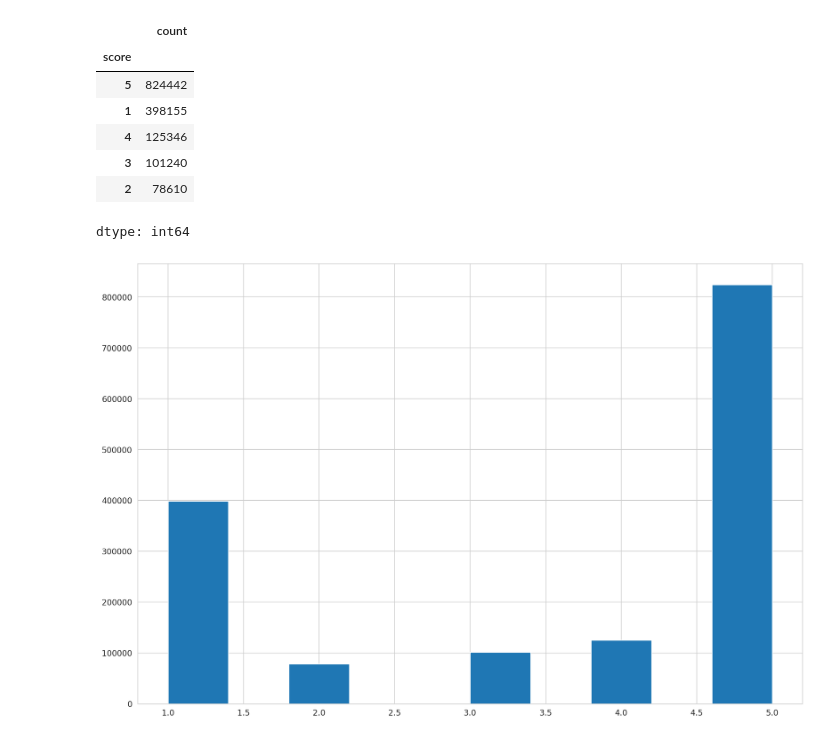
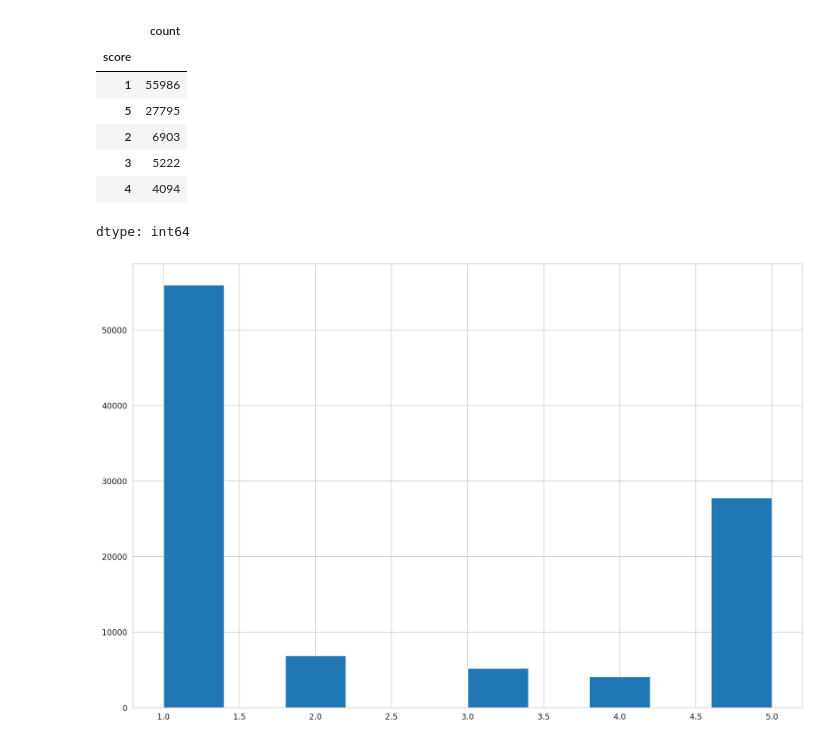
Before and after one commit to ImtiyazAF/telegram-sentiment-analysis, a Jupyter notebook: ipynb/Telegram_Review_Scrapping.ipynb, the cells around one changed output. Cells and saved outputs as stored; diff of their text form; code cells hidden in the pictures.

```diff
--- a/ipynb/Telegram_Review_Scrapping.ipynb
+++ b/ipynb/Telegram_Review_Scrapping.ipynb
@@ -63,0 +58,18 @@ memory usage: 128.2+ MB
+# %%
+#Android App Telegram  from Google Play at
+#https://play.google.com/store/apps/details?id=org.telegram.messenger
+#ID Apps:
+#The apps ID found in the link after id=org.telegram.messenger
+#The apps name on Google Play titled: Telegram
+#Dated 17 March 2026 and N of reviews 16.7m
+
+from google_play_scraper import reviews, Sort
+
+tele_reviews, _ = reviews(
+    'org.telegram.messenger',
+    lang='id',
+    sort=Sort.NEWEST,
+    count=100000  # batas 100k
+)
+
+len(tele_reviews)
@@ -63,0 +78,5 @@ memory usage: 128.2+ MB
+# %%
+#Save Telegram reviews into dataframe
+df_telerev = pd.DataFrame(np.array(tele_reviews),columns=['content'])
+df_telerev = df_telerev.join(pd.DataFrame(df_telerev.pop('content').tolist()))
+df_telerev.to_csv(r'df_telerev.csv', index=False)
@@ -73,17 +117,17 @@ df.head()
 # %%
 # Distribution of reviews score
-df['score'].value_counts()
+df_telerev['score'].value_counts()
 # %% [output]
 |  | count |
 | score |  |
-| 5 | 824442 |
-| 1 | 398155 |
-| 4 | 125346 |
-| 3 | 101240 |
-| 2 | 78610 |
+| 1 | 55986 |
+| 5 | 27795 |
+| 2 | 6903 |
+| 3 | 5222 |
+| 4 | 4094 |
 dtype: int64
 # %%
-plt.hist(df['score'])
+plt.hist(df_telerev['score'])
 plt.show()
 # %% [output]
-[figure, old version]
+[figure, new version]
```
Also changed, not shown: parts of 10 cells of this notebook, 3 other files.
